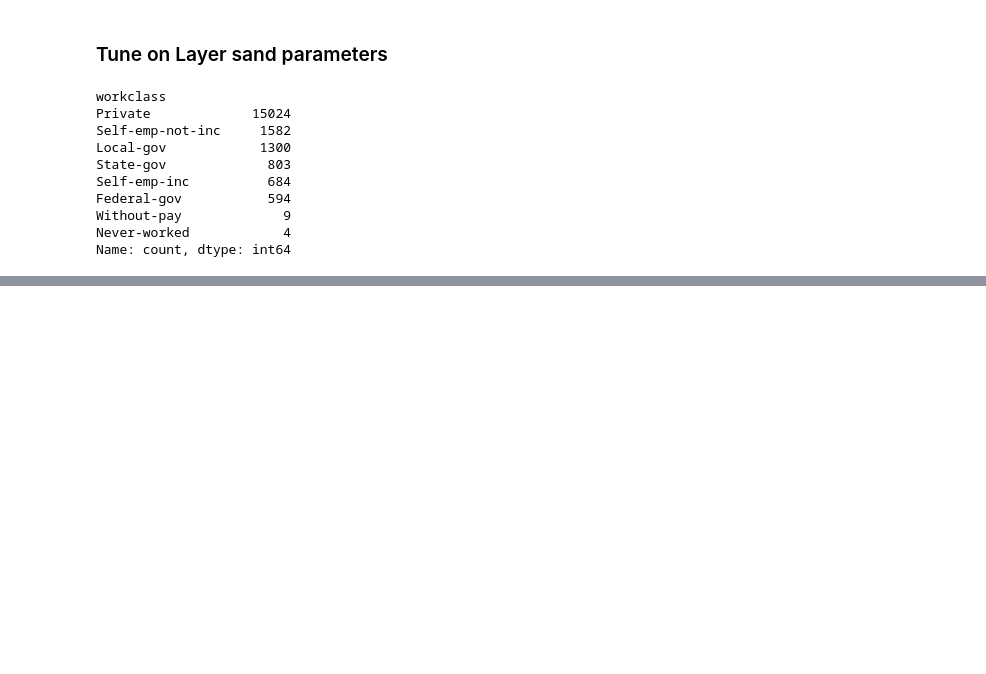
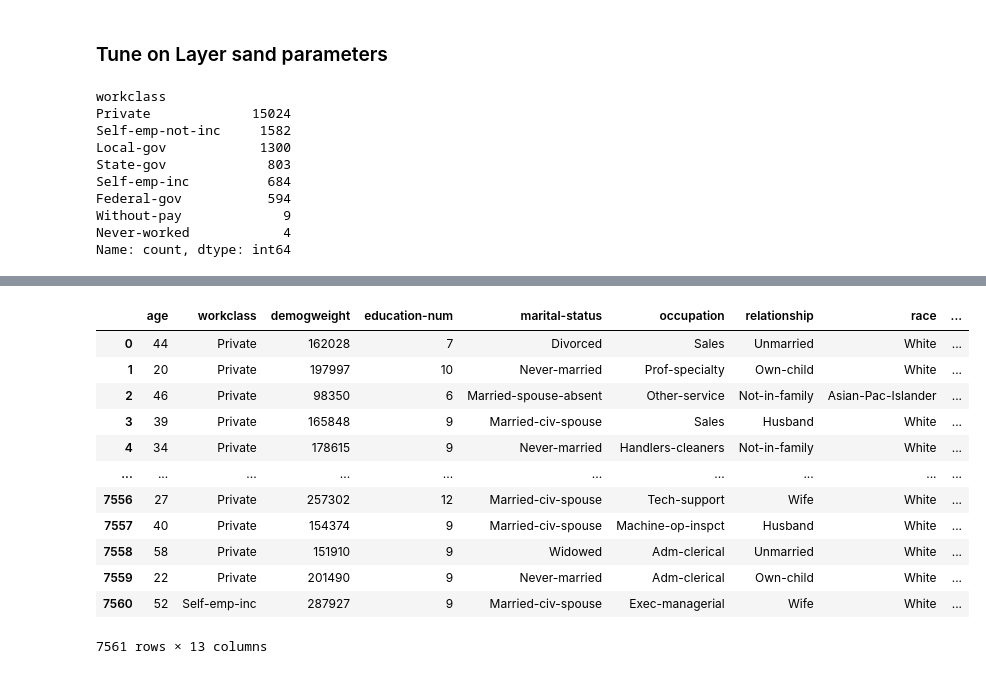
Before and after one commit to jasonllai/ML_Case_Review, a Jupyter notebook: USCensus_NN_Code.ipynb, the cells around one changed output, grey strips where cells are left out. Saved outputs shown, nothing was run; the diff lists cells and outputs as text; code cells hidden in the pictures; blank space fills up the shorter version.

```diff
--- a/USCensus_NN_Code.ipynb
+++ b/USCensus_NN_Code.ipynb
@@ -1638,0 +1617,4 @@ Best by ACC: {'hidden_units': 64.0, 'hidden_layers': 1.0, 'dropout': 0.2, 'l2_re
+# %%
+data_test = pd.read_csv("../Data/USCensusTest.csv", sep=',', header=0)
+data_test = data_test.drop(columns=['education'])
+data_test.head()
@@ -1638,0 +1628,20 @@ Best by ACC: {'hidden_units': 64.0, 'hidden_layers': 1.0, 'dropout': 0.2, 'l2_re
+# %%
+data_test['workclass'] = data_test['workclass'].replace({'?': str(data['workclass'].mode().values[0])})
+data_test['occupation'] = data_test['occupation'].replace({'?': str(data['occupation'].mode().values[0])})
+data_test['native-country'] = data_test['native-country'].replace({'?': str(data['native-country'].mode().values[0])})
+# %%
+data_test
+# %% [output]
+|  | age | workclass | demogweight | education-num | marital-status | occupation | relationship | race | ... |
+| 0 | 44 | Private | 162028 | 7 | Divorced | Sales | Unmarried | White | ... |
+| 1 | 20 | Private | 197997 | 10 | Never-married | Prof-specialty | Own-child | White | ... |
+| 2 | 46 | Private | 98350 | 6 | Married-spouse-absent | Other-service | Not-in-family | Asian-Pac-Islander | ... |
+| 3 | 39 | Private | 165848 | 9 | Married-civ-spouse | Sales | Husband | White | ... |
+| 4 | 34 | Private | 178615 | 9 | Never-married | Handlers-cleaners | Not-in-family | White | ... |
+| ... | ... | ... | ... | ... | ... | ... | ... | ... | ... |
+| 7556 | 27 | Private | 257302 | 12 | Married-civ-spouse | Tech-support | Wife | White | ... |
+| 7557 | 40 | Private | 154374 | 9 | Married-civ-spouse | Machine-op-inspct | Husband | White | ... |
+| 7558 | 58 | Private | 151910 | 9 | Widowed | Adm-clerical | Unmarried | White | ... |
+| 7559 | 22 | Private | 201490 | 9 | Never-married | Adm-clerical | Own-child | White | ... |
+| 7560 | 52 | Self-emp-inc | 287927 | 9 | Married-civ-spouse | Exec-managerial | Wife | White | ... |
+7561 rows × 13 columns
```
Also changed, not shown: parts of 50 cells of this notebook, 1 other file.
